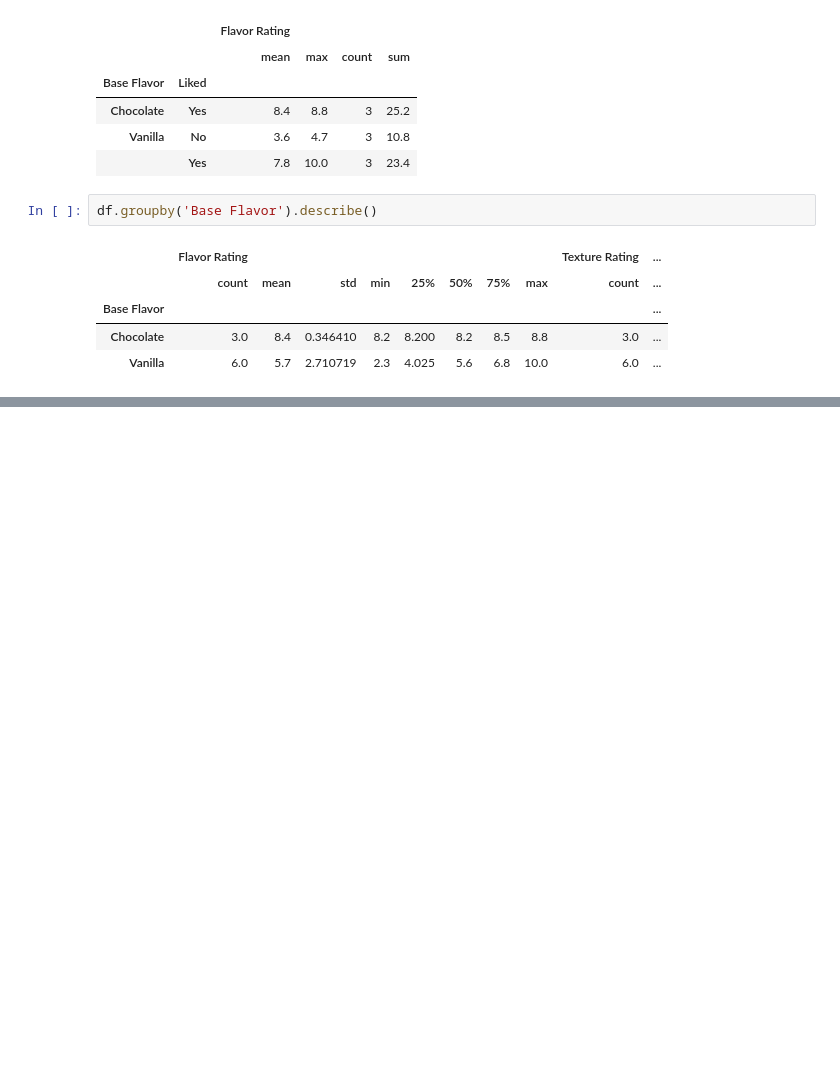
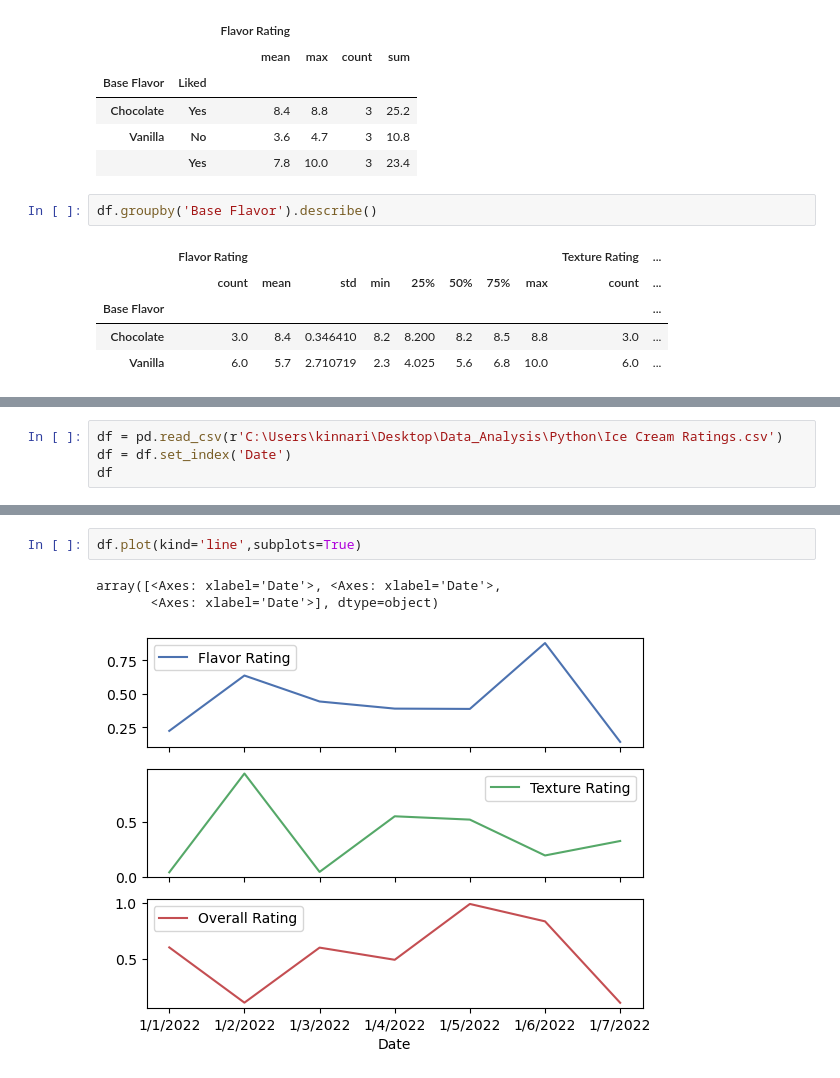
Before and after one commit to kinnari15/Data_Analyst_Portfolio, a Jupyter notebook: Python/Pandas_Practice.ipynb, the cells around one changed output, grey strips where cells are left out. Saved outputs shown, nothing was run; the diff lists cells and outputs as text; blank space fills up the shorter version.

```diff
--- a/Python/Pandas_Practice.ipynb
+++ b/Python/Pandas_Practice.ipynb
@@ -666,0 +790,4 @@ df.groupby('Base Flavor').describe()
+# %%
+df = pd.read_csv(r'C:\Users\kinnari\Desktop\Data_Analysis\Python\Ice Cream Ratings.csv')
+df = df.set_index('Date')
+df
@@ -666,0 +804,6 @@ df.groupby('Base Flavor').describe()
+# %%
+df.plot(kind='line',subplots=True)
+# %% [output]
+array([<Axes: xlabel='Date'>, <Axes: xlabel='Date'>,
+       <Axes: xlabel='Date'>], dtype=object)
+[figure, added]
```
Also changed, not shown: parts of 24 cells of this notebook, 3 other files.
